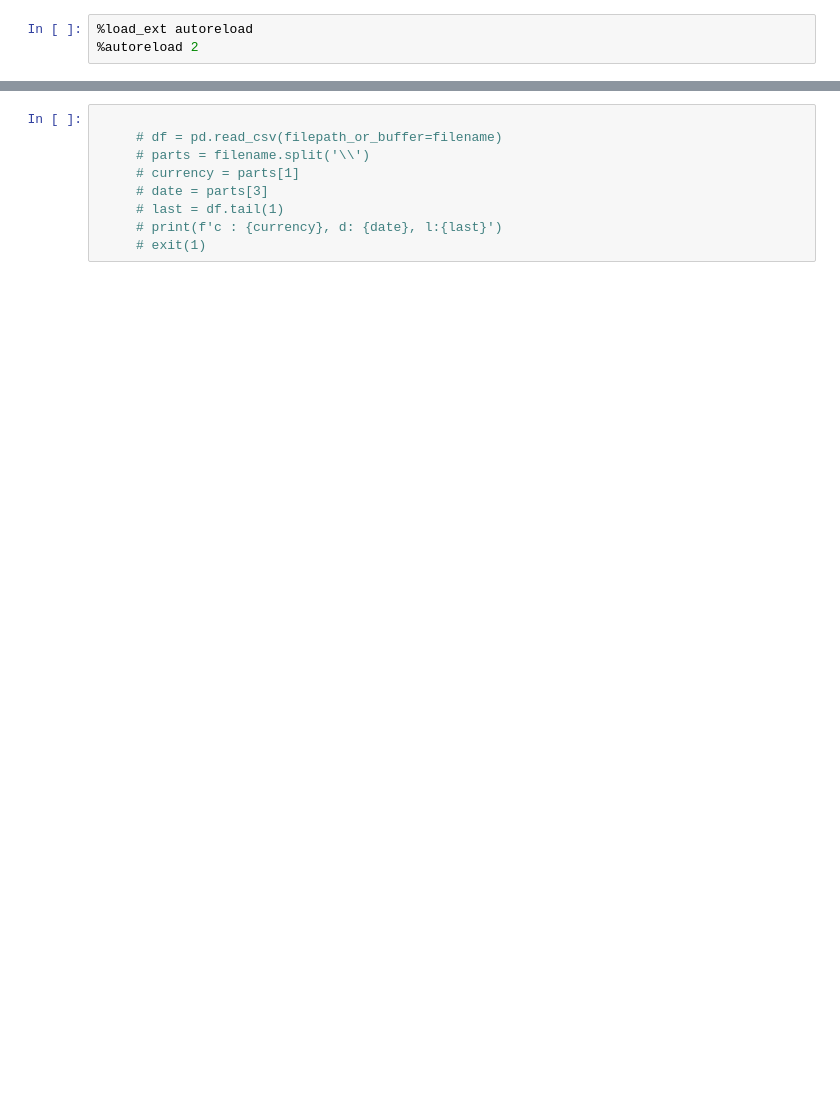
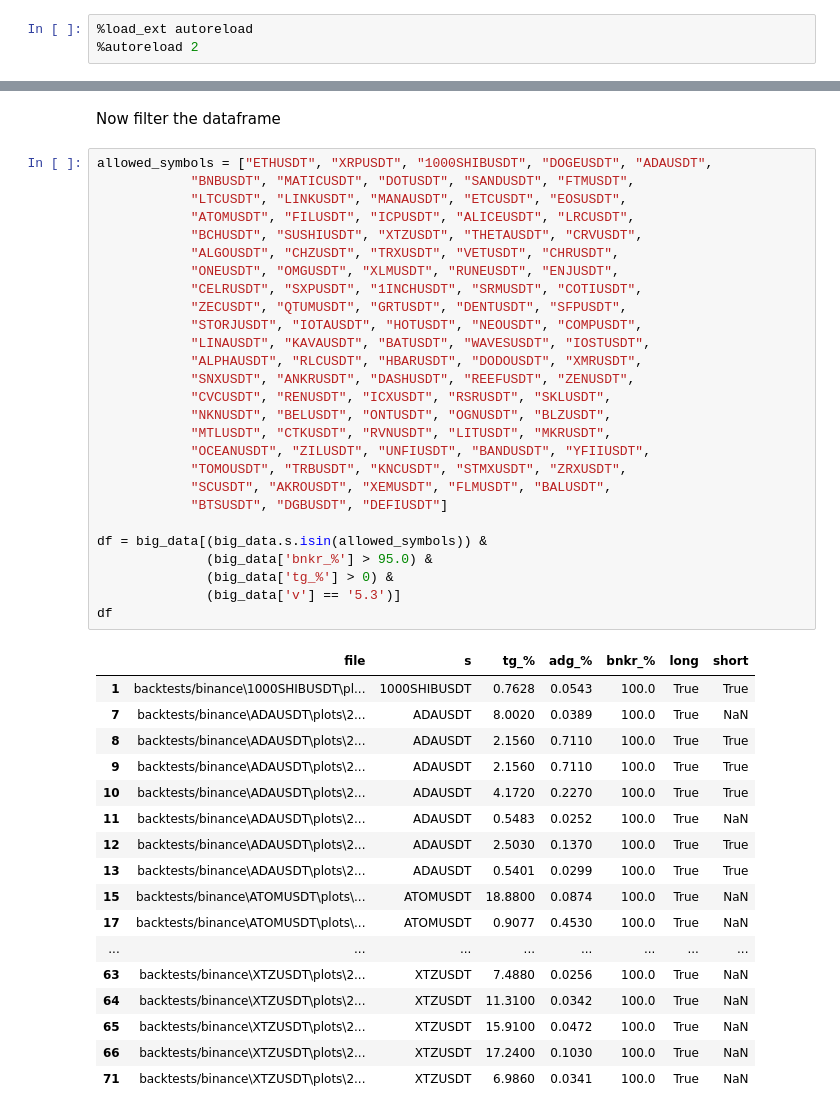
Before and after one commit to shroukkhan/passivbot, a Jupyter notebook: analyze_result.ipynb, the cells around one changed output, grey strips where cells are left out. Cells and saved outputs as stored; diff of their text form; blank space fills up the shorter version.

```diff
--- a/analyze_result.ipynb
+++ b/analyze_result.ipynb
@@ -37,9 +55,47 @@ KeyboardInterrupt:
-# %%
-
-     # df = pd.read_csv(filepath_or_buffer=filename)
-     # parts = filename.split('\\')
-     # currency = parts[1]
-     # date = parts[3]
-     # last = df.tail(1)
-     # print(f'c : {currency}, d: {date}, l:{last}')
-     # exit(1)
+# %% [markdown]
+Now filter the dataframe
+# %%
+allowed_symbols = ["ETHUSDT", "XRPUSDT", "1000SHIBUSDT", "DOGEUSDT", "ADAUSDT",
+            "BNBUSDT", "MATICUSDT", "DOTUSDT", "SANDUSDT", "FTMUSDT",
+            "LTCUSDT", "LINKUSDT", "MANAUSDT", "ETCUSDT", "EOSUSDT",
+            "ATOMUSDT", "FILUSDT", "ICPUSDT", "ALICEUSDT", "LRCUSDT",
+            "BCHUSDT", "SUSHIUSDT", "XTZUSDT", "THETAUSDT", "CRVUSDT",
+            "ALGOUSDT", "CHZUSDT", "TRXUSDT", "VETUSDT", "CHRUSDT",
+            "ONEUSDT", "OMGUSDT", "XLMUSDT", "RUNEUSDT", "ENJUSDT",
+            "CELRUSDT", "SXPUSDT", "1INCHUSDT", "SRMUSDT", "COTIUSDT",
+            "ZECUSDT", "QTUMUSDT", "GRTUSDT", "DENTUSDT", "SFPUSDT",
+            "STORJUSDT", "IOTAUSDT", "HOTUSDT", "NEOUSDT", "COMPUSDT",
+            "LINAUSDT", "KAVAUSDT", "BATUSDT", "WAVESUSDT", "IOSTUSDT",
+            "ALPHAUSDT", "RLCUSDT", "HBARUSDT", "DODOUSDT", "XMRUSDT",
+            "SNXUSDT", "ANKRUSDT", "DASHUSDT", "REEFUSDT", "ZENUSDT",
+            "CVCUSDT", "RENUSDT", "ICXUSDT", "RSRUSDT", "SKLUSDT",
+            "NKNUSDT", "BELUSDT", "ONTUSDT", "OGNUSDT", "BLZUSDT",
+            "MTLUSDT", "CTKUSDT", "RVNUSDT", "LITUSDT", "MKRUSDT",
+            "OCEANUSDT", "ZILUSDT", "UNFIUSDT", "BANDUSDT", "YFIIUSDT",
+            "TOMOUSDT", "TRBUSDT", "KNCUSDT", "STMXUSDT", "ZRXUSDT",
+            "SCUSDT", "AKROUSDT", "XEMUSDT", "FLMUSDT", "BALUSDT",
+            "BTSUSDT", "DGBUSDT", "DEFIUSDT"]
+
+df = big_data[(big_data.s.isin(allowed_symbols)) &
+              (big_data['bnkr_%'] > 95.0) &
+              (big_data['tg_%'] > 0) &
+              (big_data['v'] == '5.3')]
+df
+# %% [output]
+|  | file | s | tg_% | adg_% | bnkr_% | long | short |
+| 1 | backtests/binance\1000SHIBUSDT\pl... | 1000SHIBUSDT | 0.7628 | 0.0543 | 100.0 | True | True |
+| 7 | backtests/binance\ADAUSDT\plots\2... | ADAUSDT | 8.0020 | 0.0389 | 100.0 | True | NaN |
+| 8 | backtests/binance\ADAUSDT\plots\2... | ADAUSDT | 2.1560 | 0.7110 | 100.0 | True | True |
+| 9 | backtests/binance\ADAUSDT\plots\2... | ADAUSDT | 2.1560 | 0.7110 | 100.0 | True | True |
+| 10 | backtests/binance\ADAUSDT\plots\2... | ADAUSDT | 4.1720 | 0.2270 | 100.0 | True | True |
+| 11 | backtests/binance\ADAUSDT\plots\2... | ADAUSDT | 0.5483 | 0.0252 | 100.0 | True | NaN |
+| 12 | backtests/binance\ADAUSDT\plots\2... | ADAUSDT | 2.5030 | 0.1370 | 100.0 | True | True |
+| 13 | backtests/binance\ADAUSDT\plots\2... | ADAUSDT | 0.5401 | 0.0299 | 100.0 | True | True |
+| 15 | backtests/binance\ATOMUSDT\plots\... | ATOMUSDT | 18.8800 | 0.0874 | 100.0 | True | NaN |
+| 17 | backtests/binance\ATOMUSDT\plots\... | ATOMUSDT | 0.9077 | 0.4530 | 100.0 | True | NaN |
+| ... | ... | ... | ... | ... | ... | ... | ... |
+| 63 | backtests/binance\XTZUSDT\plots\2... | XTZUSDT | 7.4880 | 0.0256 | 100.0 | True | NaN |
+| 64 | backtests/binance\XTZUSDT\plots\2... | XTZUSDT | 11.3100 | 0.0342 | 100.0 | True | NaN |
+| 65 | backtests/binance\XTZUSDT\plots\2... | XTZUSDT | 15.9100 | 0.0472 | 100.0 | True | NaN |
+| 66 | backtests/binance\XTZUSDT\plots\2... | XTZUSDT | 17.2400 | 0.1030 | 100.0 | True | NaN |
+| 71 | backtests/binance\XTZUSDT\plots\2... | XTZUSDT | 6.9860 | 0.0341 | 100.0 | True | NaN |
```
Also changed, not shown: parts of 3 cells of this notebook, 3 other files.
